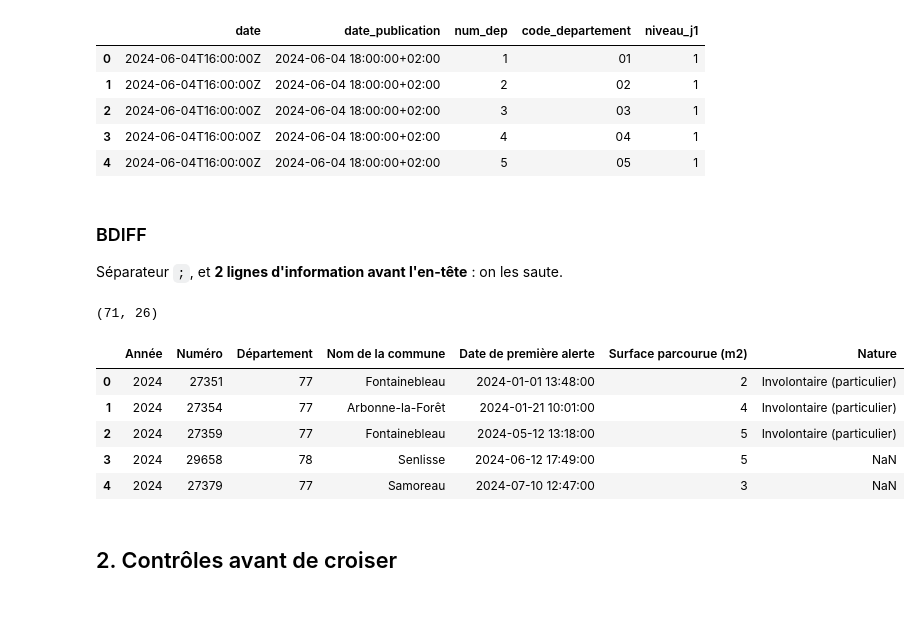
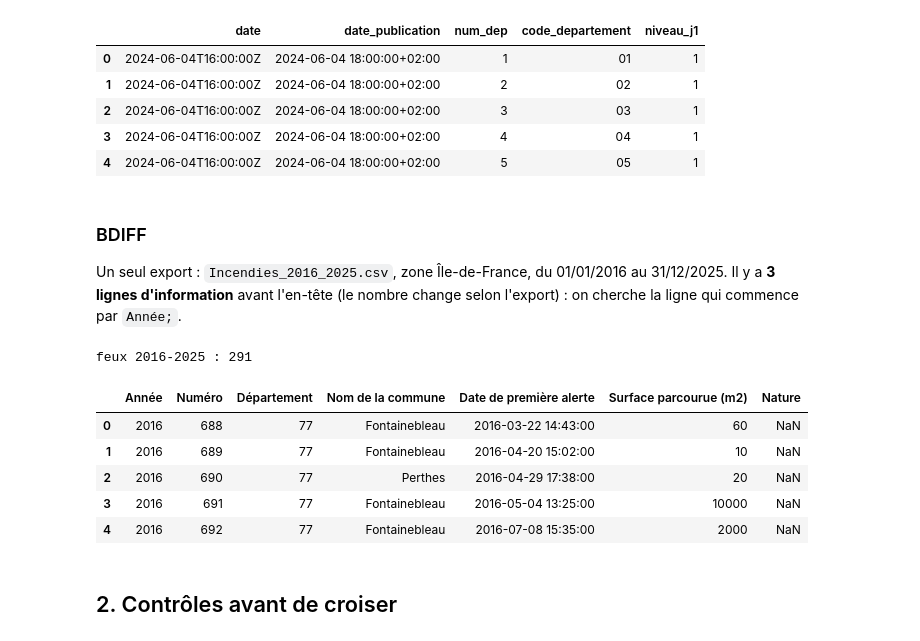
Before and after one commit to abou-S/feux-de-foret-ile-de-france, a Jupyter notebook: notebooks/01_etude_g2_seuil.ipynb, the cells around one changed output. Saved outputs shown, nothing was run; the diff lists cells and outputs as text; code cells hidden in the pictures; blank space fills up the shorter version.

Commit message:
docs: export BDIFF 2016-2025 en bronze, contexte dix ans dans l'étude G2 (#43)

```diff
--- a/notebooks/01_etude_g2_seuil.ipynb
+++ b/notebooks/01_etude_g2_seuil.ipynb
@@ -75,21 +75,31 @@ mdf[['date', 'date_publication', 'num_dep', 'code_departement', 'niveau_j1']].he
 # %% [markdown]
 ### BDIFF
 
-Séparateur `;`, et **2 lignes d'information avant l'en-tête** : on les saute.
+Un seul export : `Incendies_2016_2025.csv`, zone Île-de-France, du 01/01/2016 au 31/12/2025.
+Il y a **3 lignes d'information** avant l'en-tête (le nombre change selon l'export) : on cherche la ligne qui commence par `Année;`.
 # %%
-bdiff = pd.read_csv(BRONZE / 'bdiff' / 'incendies_idf_2024_2025.csv', sep=';', skiprows=2, dtype=str)
+def lire_bdiff(chemin):
+    lignes = chemin.read_text(encoding='utf-8-sig').splitlines()
+    entete = next(n for n, l in enumerate(lignes) if l.startswith('Année;'))
+    return pd.read_csv(chemin, sep=';', skiprows=entete, dtype=str)
+
+bdiff = lire_bdiff(BRONZE / 'bdiff' / 'Incendies_2016_2025.csv')
 bdiff['date_alerte'] = pd.to_datetime(bdiff['Date de première alerte'])
 bdiff['jour'] = bdiff['date_alerte'].dt.date
-print(bdiff.shape)
+print('feux 2016-2025 :', len(bdiff))
+
+# Pour croiser avec l'indice, seules 2024 et 2025 comptent :
+# la Météo des forêts commence en 2024, et la BDIFF 2026 n'est pas encore publiée.
+bdiff_croise = bdiff[bdiff['Année'].isin(['2024', '2025'])]
 bdiff[['Année', 'Numéro', 'Département', 'Nom de la commune', 'Date de première alerte', 'Surface parcourue (m2)', 'Nature']].head()
 # %% [output]
-(71, 26)
+feux 2016-2025 : 291
 |  | Année | Numéro | Département | Nom de la commune | Date de première alerte | Surface parcourue (m2) | Nature |
-| 0 | 2024 | 27351 | 77 | Fontainebleau | 2024-01-01 13:48:00 | 2 | Involontaire (particulier) |
-| 1 | 2024 | 27354 | 77 | Arbonne-la-Forêt | 2024-01-21 10:01:00 | 4 | Involontaire (particulier) |
-| 2 | 2024 | 27359 | 77 | Fontainebleau | 2024-05-12 13:18:00 | 5 | Involontaire (particulier) |
-| 3 | 2024 | 29658 | 78 | Senlisse | 2024-06-12 17:49:00 | 5 | NaN |
-| 4 | 2024 | 27379 | 77 | Samoreau | 2024-07-10 12:47:00 | 3 | NaN |
+| 0 | 2016 | 688 | 77 | Fontainebleau | 2016-03-22 14:43:00 | 60 | NaN |
+| 1 | 2016 | 689 | 77 | Fontainebleau | 2016-04-20 15:02:00 | 10 | NaN |
+| 2 | 2016 | 690 | 77 | Perthes | 2016-04-29 17:38:00 | 20 | NaN |
+| 3 | 2016 | 691 | 77 | Fontainebleau | 2016-05-04 13:25:00 | 10000 | NaN |
+| 4 | 2016 | 692 | 77 | Fontainebleau | 2016-07-08 15:35:00 | 2000 | NaN |
 # %% [markdown]
 ## 2. Contrôles avant de croiser
 # %%
```
Also changed, not shown: parts of 8 cells of this notebook, 2 other files.
